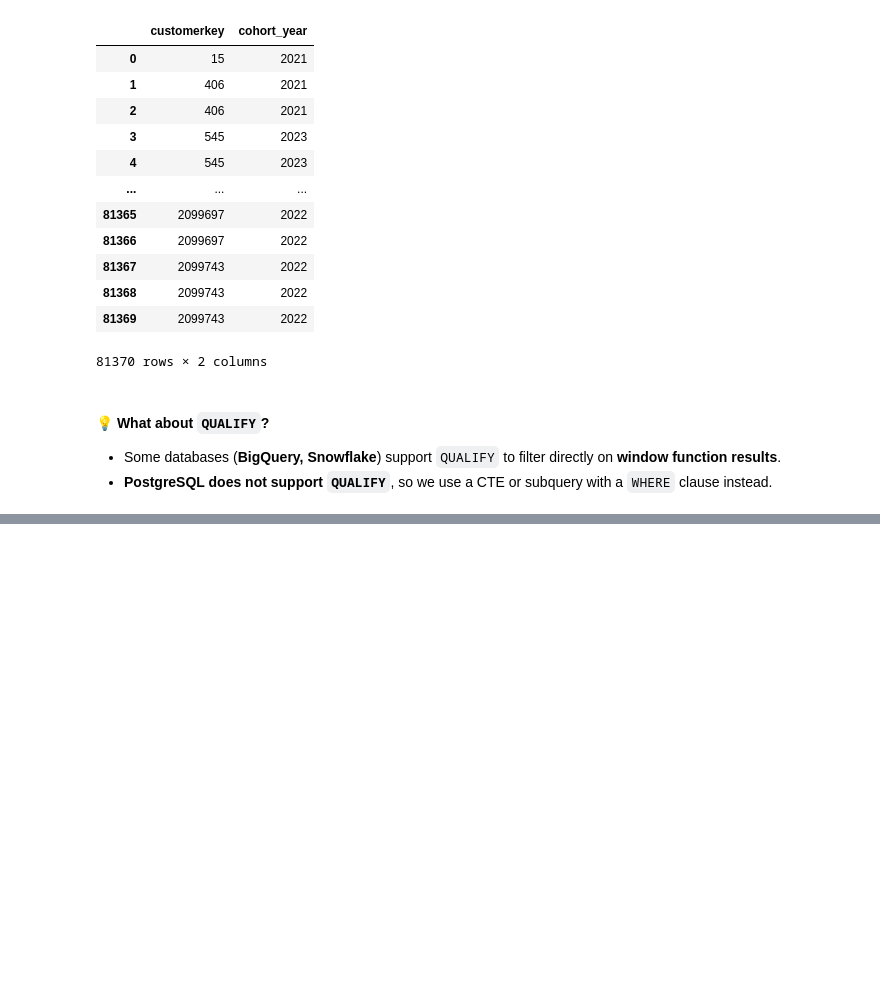
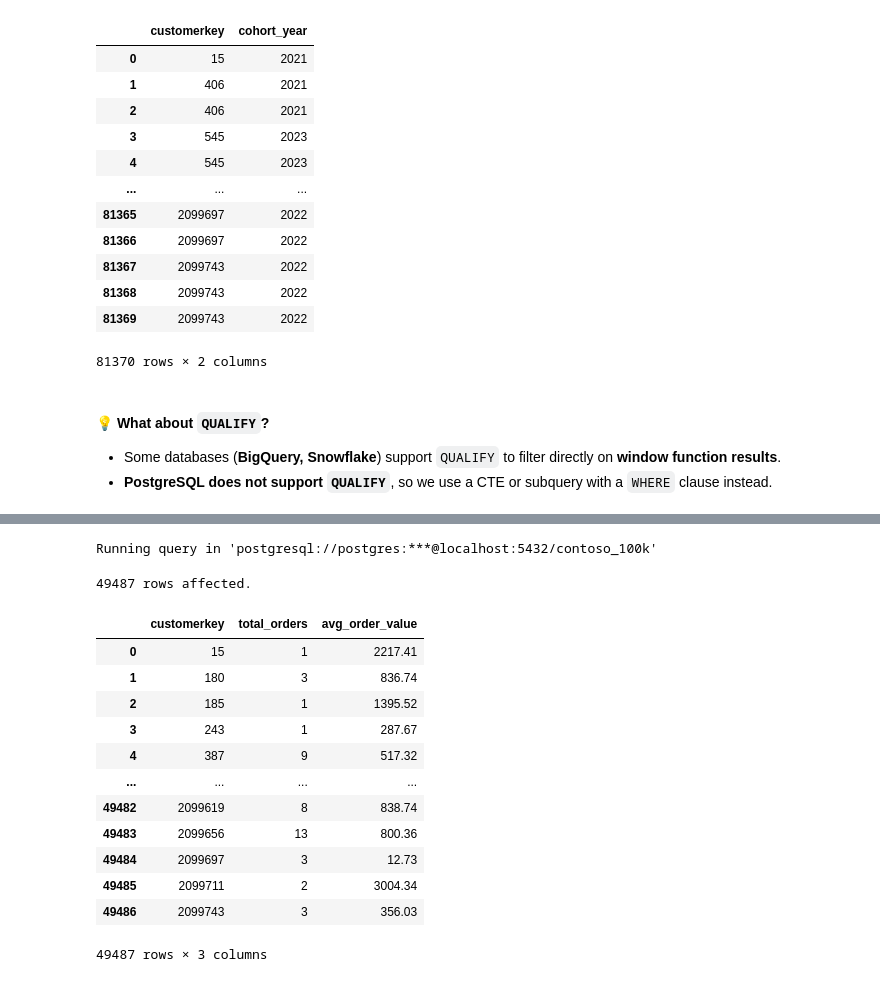
Before and after one commit to mgamzec/SQL_Data_Analytics_Project, a Jupyter notebook: 3_Windows_Functions/2_Aggregation.ipynb, the cells around one changed output, grey strips where cells are left out. Drawn from its saved outputs; the diff is of its cells as text; code cells hidden in the pictures; blank space fills up the shorter version.

```diff
--- a/3_Windows_Functions/2_Aggregation.ipynb
+++ b/3_Windows_Functions/2_Aggregation.ipynb
@@ -537,0 +607,36 @@ Running query in 'postgresql://postgres:***@localhost:5432/contoso_100k'
+# %%
+%%sql
+
+WITH customer_orders AS (
+    SELECT
+        customerkey,
+        quantity * netprice * exchangerate as order_value,
+        COUNT(customerkey) OVER(PARTITION BY customerkey) as total_orders
+    FROM sales
+)
+SELECT
+    customerkey,
+    total_orders,
+    AVG(order_value) as avg_order_value
+FROM customer_orders
+GROUP BY
+    customerkey,
+    total_orders
+ORDER BY
+    customerkey
+# %% [output]
+Running query in 'postgresql://postgres:***@localhost:5432/contoso_100k'
+49487 rows affected.
+|  | customerkey | total_orders | avg_order_value |
+| 0 | 15 | 1 | 2217.41 |
+| 1 | 180 | 3 | 836.74 |
+| 2 | 185 | 1 | 1395.52 |
+| 3 | 243 | 1 | 287.67 |
+| 4 | 387 | 9 | 517.32 |
+| ... | ... | ... | ... |
+| 49482 | 2099619 | 8 | 838.74 |
+| 49483 | 2099656 | 13 | 800.36 |
+| 49484 | 2099697 | 3 | 12.73 |
+| 49485 | 2099711 | 2 | 3004.34 |
+| 49486 | 2099743 | 3 | 356.03 |
+49487 rows × 3 columns
```
Also changed, not shown: parts of 4 cells of this notebook.
